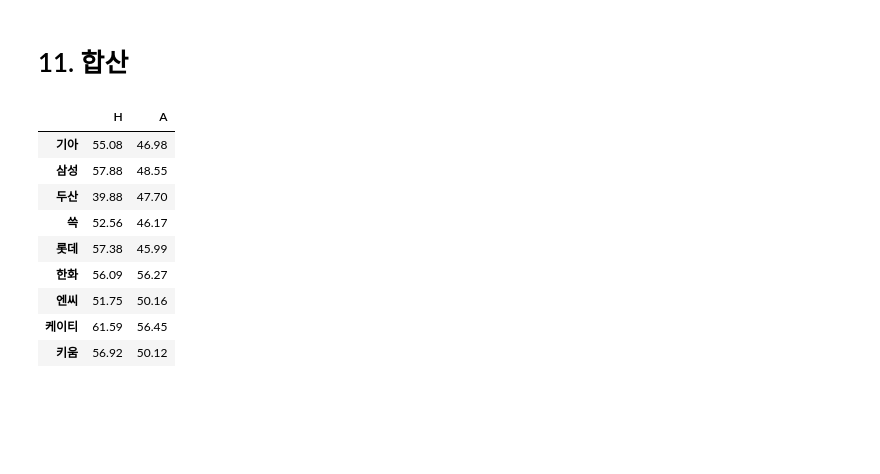
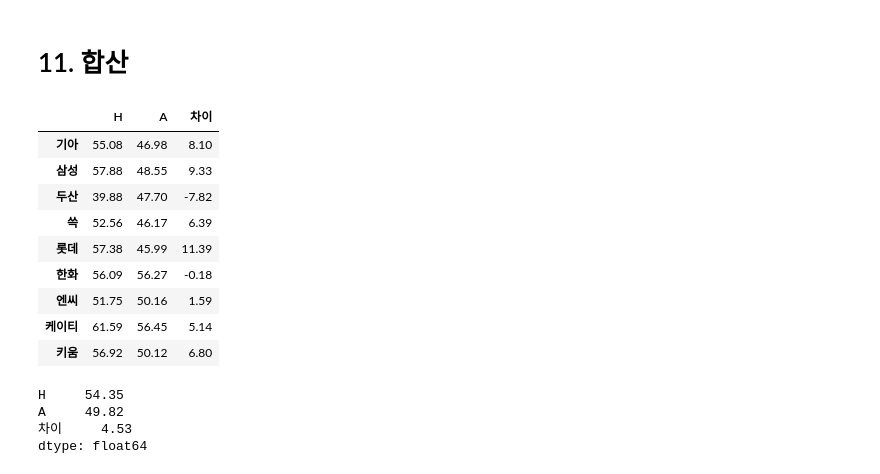
Before and after one commit to IAMKIMEUNSEO/predict2025_kbo_lgtwins_winning_rate, a Jupyter notebook: lgtwins.ipynb, the cells around one changed output. Cells and saved outputs as stored; diff of their text form; code cells hidden in the pictures; blank space fills up the shorter version.

```diff
--- a/lgtwins.ipynb
+++ b/lgtwins.ipynb
@@ -3718,29 +3717,38 @@ print(f"2025년 승률 예측: {predicted_kiwoom_weekends:}")
 # %%
 #전체(홈&원정)
 data = {
     '기아': [predicted_kiaH, predicted_kiaA],
     '삼성': [predicted_samsungH, predicted_samsungA],
     '두산': [predicted_doosanH, predicted_doosanA],
     '쓱': [predicted_ssgH, predicted_ssgA],
     '롯데': [predicted_lotteH, predicted_lotteA],
     '한화': [predicted_hanwaH, predicted_hanwaA],
     '엔씨': [predicted_ncH, predicted_ncA],
     '케이티': [predicted_ktH, predicted_ktA],
     '키움': [predicted_kiwoomH, predicted_kiwoomA]
 }
 columns = ['기아', '삼성', '두산', '쓱', '롯데', '한화', '엔씨', '케이티' ,'키움']
 index = ['H', 'A']
 
-df_team_HW_winning_rate = pd.DataFrame(data, columns=columns, index=index).T
-df_team_HW_winning_rate
+df_team_HA_winning_rate = pd.DataFrame(data, columns=columns, index=index).T
+df_team_HA_winning_rate['차이'] = df_team_HA_winning_rate['H'] - df_team_HA_winning_rate['A']
+
+df_team_HA_winning_rate
 # %% [output]
-|  | H | A |
-| 기아 | 55.08 | 46.98 |
-| 삼성 | 57.88 | 48.55 |
-| 두산 | 39.88 | 47.70 |
-| 쓱 | 52.56 | 46.17 |
-| 롯데 | 57.38 | 45.99 |
-| 한화 | 56.09 | 56.27 |
-| 엔씨 | 51.75 | 50.16 |
-| 케이티 | 61.59 | 56.45 |
-| 키움 | 56.92 | 50.12 |
+|  | H | A | 차이 |
+| 기아 | 55.08 | 46.98 | 8.10 |
+| 삼성 | 57.88 | 48.55 | 9.33 |
+| 두산 | 39.88 | 47.70 | -7.82 |
+| 쓱 | 52.56 | 46.17 | 6.39 |
+| 롯데 | 57.38 | 45.99 | 11.39 |
+| 한화 | 56.09 | 56.27 | -0.18 |
+| 엔씨 | 51.75 | 50.16 | 1.59 |
+| 케이티 | 61.59 | 56.45 | 5.14 |
+| 키움 | 56.92 | 50.12 | 6.80 |
+# %%
+df_team_HA_winning_rate.mean().round(2)
+# %% [output]
+H     54.35
+A     49.82
+차이     4.53
+dtype: float64
```
Also changed, not shown: parts of 18 cells of this notebook.
